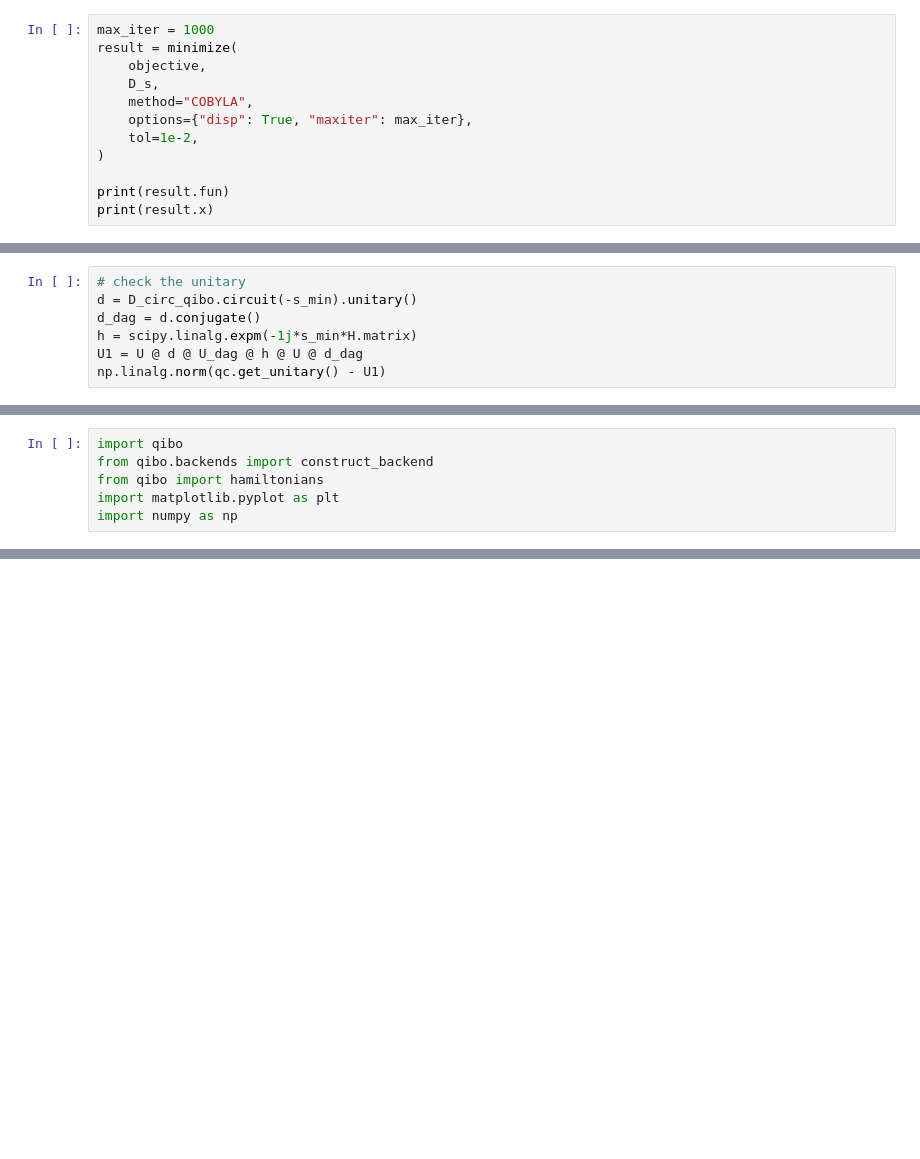
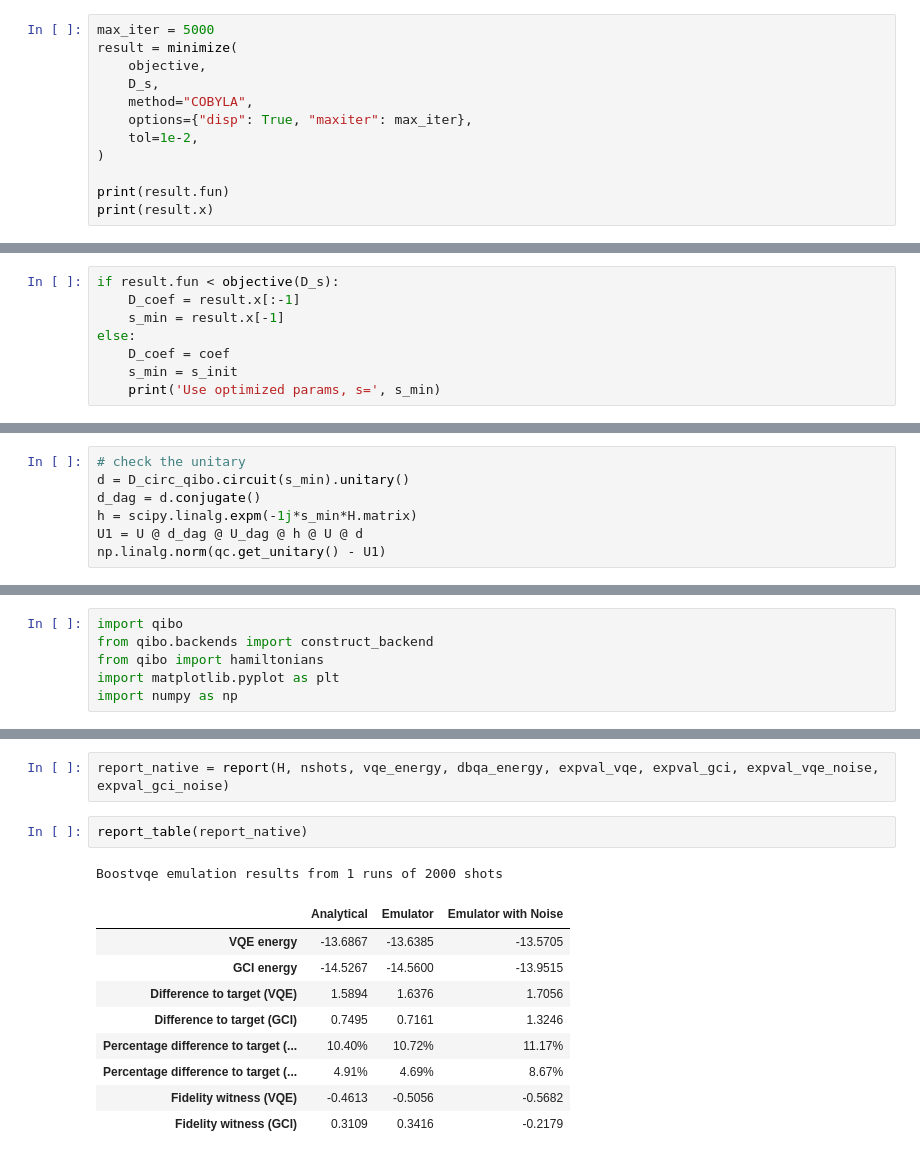
Before and after one commit to qiboteam/boostvqe, a Jupyter notebook: notebooks/quantinuum_native_gate_compilation.ipynb, the cells around one changed output, grey strips where cells are left out. Drawn from its saved outputs; the diff is of its cells as text; blank space fills up the shorter version.

Commit message:
Native gate GCI report

```diff
--- a/notebooks/quantinuum_native_gate_compilation.ipynb
+++ b/notebooks/quantinuum_native_gate_compilation.ipynb
@@ -494,5 +506,5 @@ Initial loss: -13.081352663977167
 # %%
-max_iter = 1000
+max_iter = 5000
 result = minimize(
     objective,
     D_s,
@@ -519,0 +529,8 @@ s_min = result.x[-1]
+# %%
+if result.fun < objective(D_s):
+    D_coef = result.x[:-1]
+    s_min = result.x[-1]
+else:
+    D_coef = coef
+    s_min = s_init
+    print('Use optimized params, s=', s_min)
@@ -536,8 +557,8 @@ NameError: name 'XXZ_decomposition' is not defined
 # %%
 # check the unitary
-d = D_circ_qibo.circuit(-s_min).unitary()
+d = D_circ_qibo.circuit(s_min).unitary()
 d_dag = d.conjugate()
 h = scipy.linalg.expm(-1j*s_min*H.matrix)
-U1 = U @ d @ U_dag @ h @ U @ d_dag
+U1 = U @ d_dag @ U_dag @ h @ U @ d
 np.linalg.norm(qc.get_unitary() - U1)
 # %% [output]
@@ -792,0 +950,15 @@ with open (vqe_circ_file, "r") as file:
+# %%
+report_native = report(H, nshots, vqe_energy, dbqa_energy, expval_vqe, expval_gci, expval_vqe_noise, expval_gci_noise)
+# %%
+report_table(report_native)
+# %% [output]
+Boostvqe emulation results from 1 runs of 2000 shots
+|  | Analytical | Emulator | Emulator with Noise |
+| VQE energy | -13.6867 | -13.6385 | -13.5705 |
+| GCI energy | -14.5267 | -14.5600 | -13.9515 |
+| Difference to target (VQE) | 1.5894 | 1.6376 | 1.7056 |
+| Difference to target (GCI) | 0.7495 | 0.7161 | 1.3246 |
+| Percentage difference to target (... | 10.40% | 10.72% | 11.17% |
+| Percentage difference to target (... | 4.91% | 4.69% | 8.67% |
+| Fidelity witness (VQE) | -0.4613 | -0.5056 | -0.5682 |
+| Fidelity witness (GCI) | 0.3109 | 0.3416 | -0.2179 |
```
Also changed, not shown: parts of 58 cells of this notebook, 7 other files.
